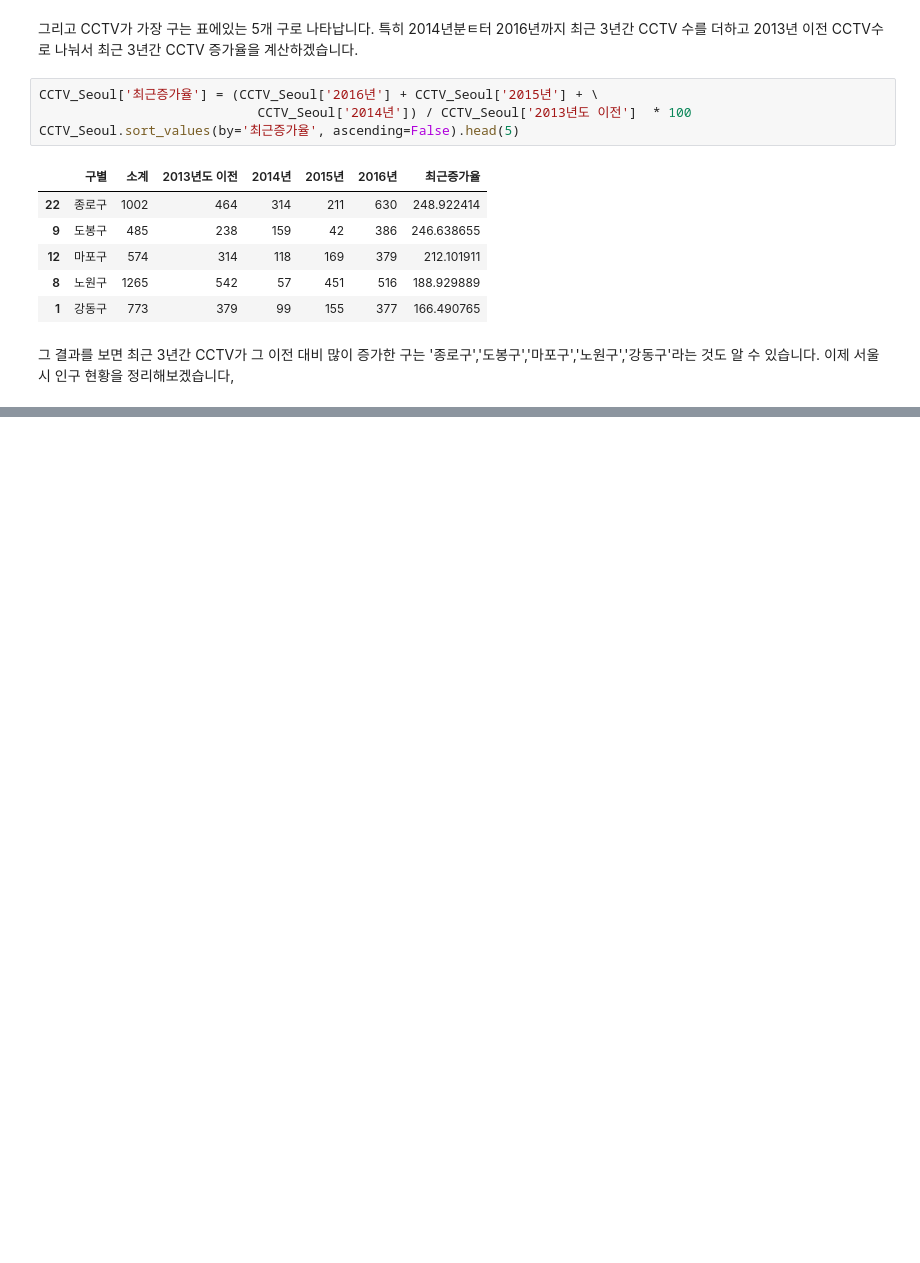
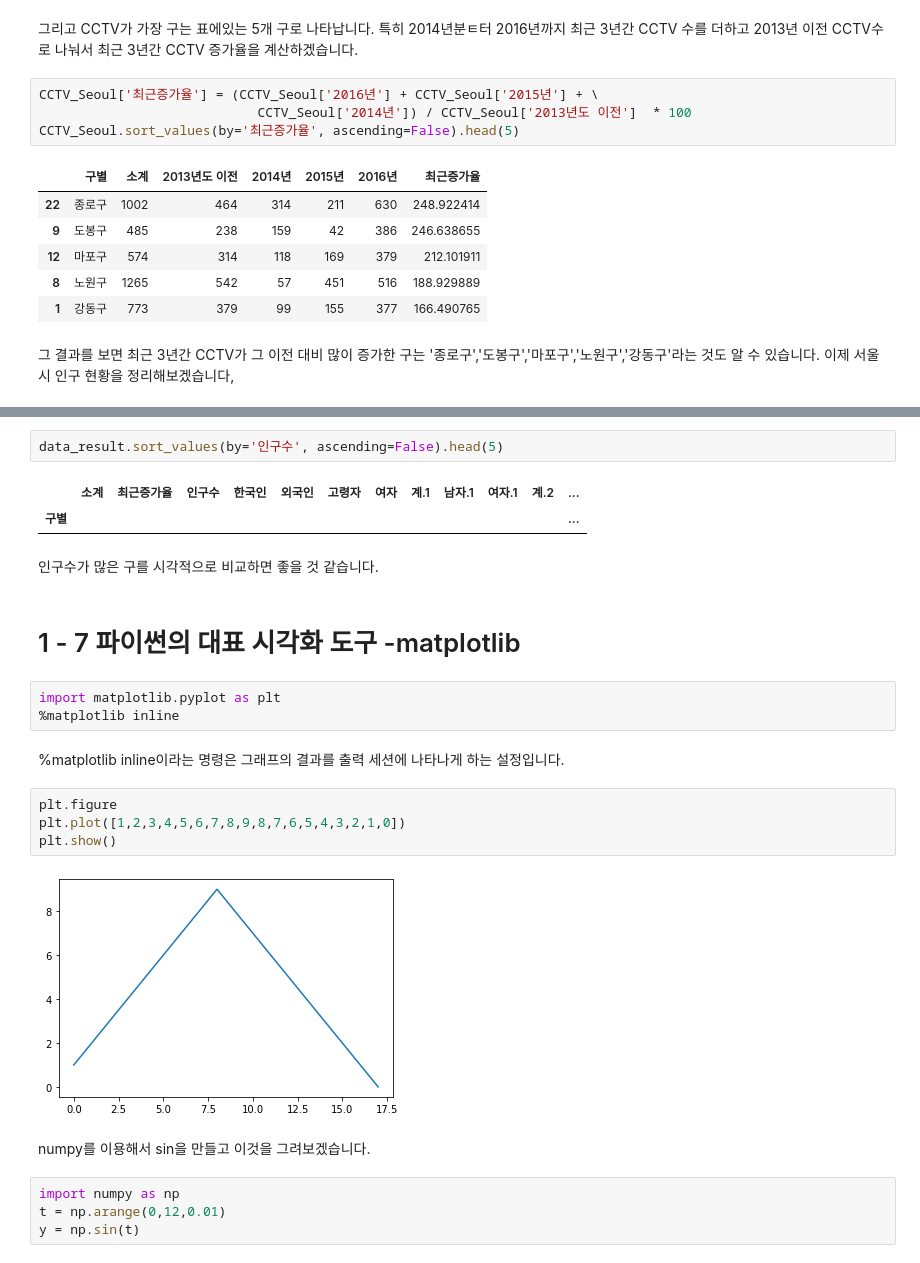
Before and after one commit to wntkdl94/DataScience_study, a Jupyter notebook: chapter_1.ipynb, the cells around one changed output, grey strips where cells are left out. Saved outputs shown, nothing was run; the diff lists cells and outputs as text; blank space fills up the shorter version.

```diff
--- a/chapter_1.ipynb
+++ b/chapter_1.ipynb
@@ -493,0 +890,26 @@ a = 1
+# %%
+data_result.sort_values(by='인구수', ascending=False).head(5)
+# %% [output]
+|  | 소계 | 최근증가율 | 인구수 | 한국인 | 외국인 | 고령자 | 여자 | 계.1 | 남자.1 | 여자.1 | 계.2 | ... |
+| 구별 |  |  |  |  |  |  |  |  |  |  |  | ... |
+# %% [markdown]
+인구수가 많은 구를 시각적으로 비교하면 좋을 것 같습니다.
+# %% [markdown]
+# 1 - 7 파이썬의 대표 시각화 도구 -matplotlib
+# %%
+import matplotlib.pyplot as plt
+%matplotlib inline
+# %% [markdown]
+%matplotlib inline이라는 명령은 그래프의 결과를 출력 세션에 나타나게 하는 설정입니다.
+# %%
+plt.figure
+plt.plot([1,2,3,4,5,6,7,8,9,8,7,6,5,4,3,2,1,0])
+plt.show()
+# %% [output]
+[figure, added]
+# %% [markdown]
+numpy를 이용해서 sin을 만들고 이것을 그려보겠습니다.
+# %%
+import numpy as np
+t = np.arange(0,12,0.01)
+y = np.sin(t)
```
Also changed, not shown: parts of 159 cells of this notebook, 2 other files.
